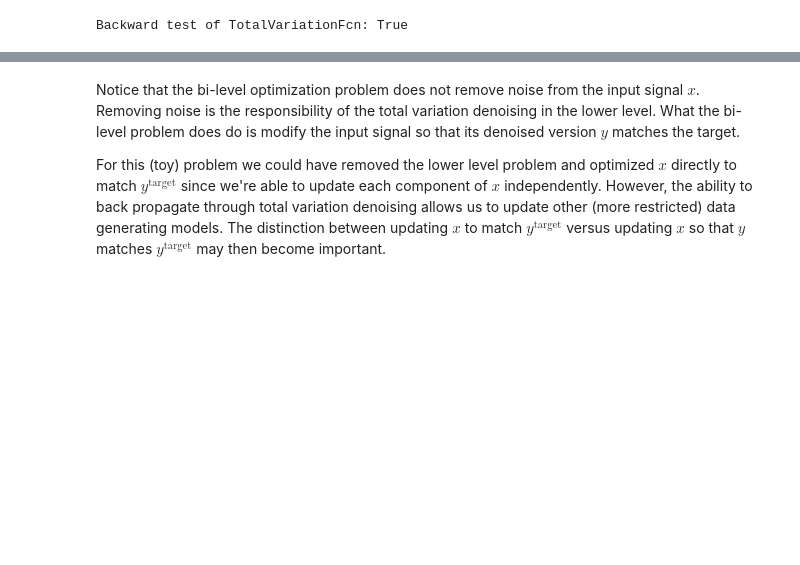
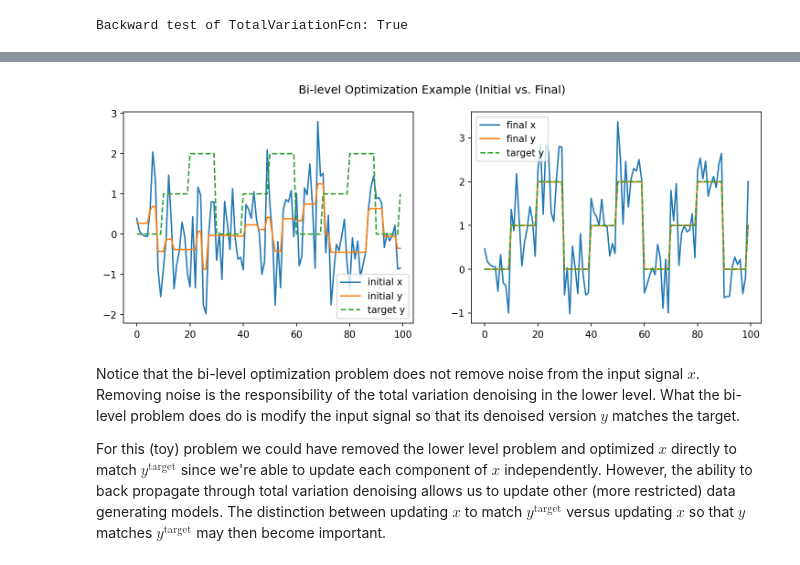
Before and after one commit to anucvml/ddn, a Jupyter notebook: tutorials/14_total_variation.ipynb, the cells around one changed output, grey strips where cells are left out. Saved outputs shown, nothing was run; the diff lists cells and outputs as text; code cells hidden in the pictures; blank space fills up the shorter version.

```diff
--- a/tutorials/14_total_variation.ipynb
+++ b/tutorials/14_total_variation.ipynb
@@ -161,6 +162,8 @@ x = torch.nn.Parameter(x_init.clone(), requires_grad=True)
 opt = torch.optim.AdamW([x], lr=1.0e-1)
 
 # do optimisation
+x_history = []
+y_history = []
 loss_fcn = torch.nn.MSELoss()
 for _ in range(100):
     opt.zero_grad(set_to_none=True)
@@ -168,18 +171,5 @@ for _ in range(100):
     loss = loss_fcn(y, y_target)
     loss.backward()
     opt.step()
-
-# plot results
-plt.figure(figsize=(12, 4), dpi=150)
-plt.suptitle("Bi-level Optimization Example")
-plt.subplot(1,2,1)
-plt.plot(x_init.detach().flatten(), label="initial x")
-plt.plot(y_init.detach().flatten(), label="initial y")
-plt.plot(y_target.detach().flatten(), '--', label="target y")
-plt.legend()
-plt.subplot(1,2,2)
-plt.plot(x.detach().flatten(), label="final x")
-plt.plot(y.detach().flatten(), label="final y")
-plt.plot(y_target.detach().flatten(), '--', label="target y")
-plt.legend()
-plt.show()
+    x_history.append(x.detach().clone())
+    y_history.append(y.detach().clone())
@@ -188,3 +211,20 @@ plt.show()
+# %%
+# plot results
+plt.figure(figsize=(12, 4), dpi=150)
+plt.suptitle("Bi-level Optimization Example (Initial vs. Final)")
+plt.subplot(1,2,1)
+plt.plot(x_init.detach().flatten(), label="initial x")
+plt.plot(y_init.detach().flatten(), label="initial y")
+plt.plot(y_target.detach().flatten(), '--', label="target y")
+plt.legend()
+plt.subplot(1,2,2)
+plt.plot(x.detach().flatten(), label="final x")
+plt.plot(y.detach().flatten(), label="final y")
+plt.plot(y_target.detach().flatten(), '--', label="target y")
+plt.legend()
+plt.show()
+# %% [output]
+[figure, added]
 # %% [markdown]
 Notice that the bi-level optimization problem does not remove noise from the input signal $x$. Removing noise is the responsibility of the total variation denoising in the lower level. What the bi-level problem does do is modify the input signal so that its denoised version $y$ matches the target.
 
```
Also changed, not shown: parts of 5 cells of this notebook.
